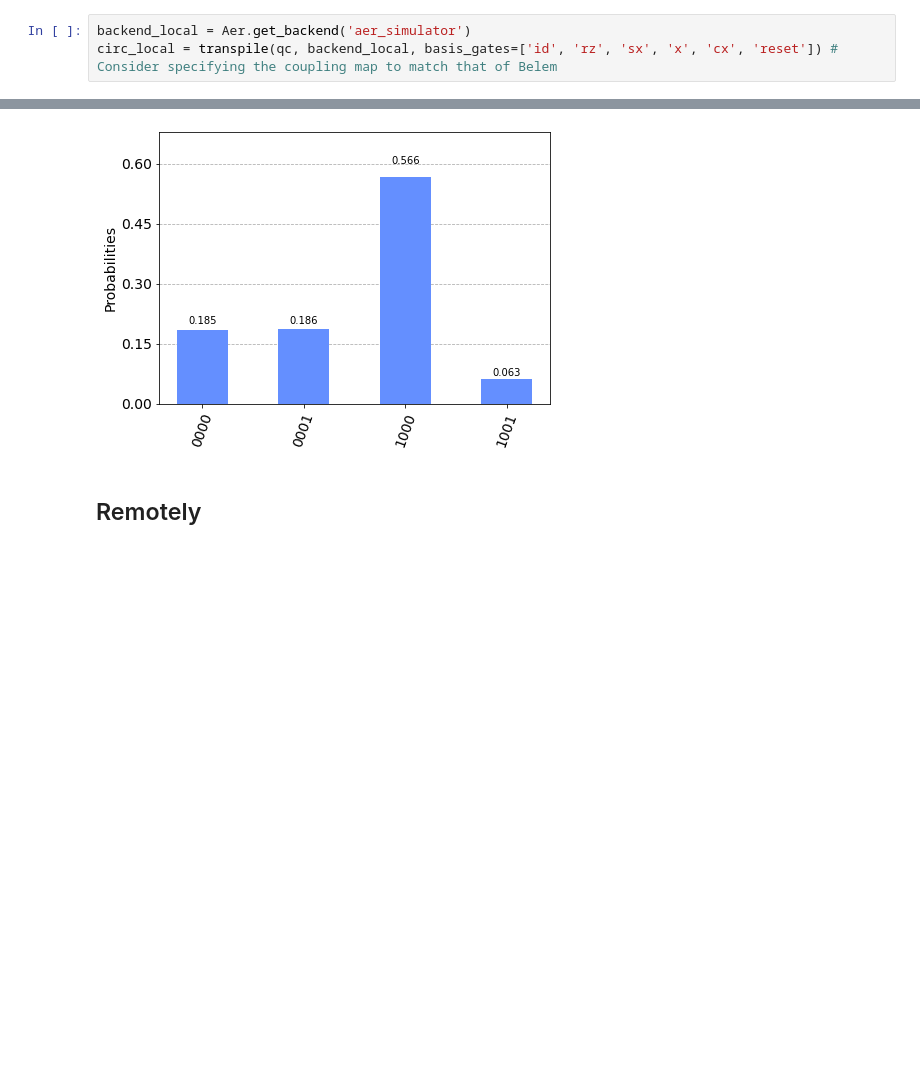
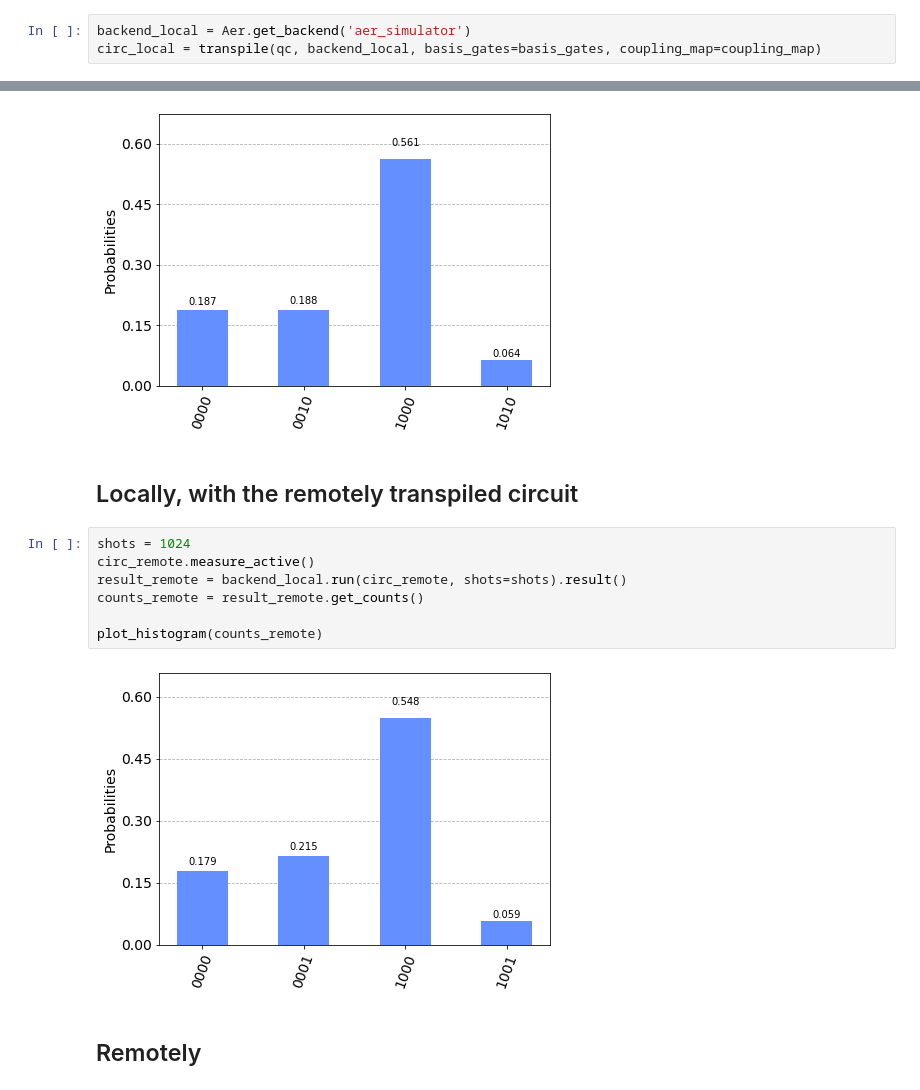
Before and after one commit to NLESC-quantum/quantum_comp, a Jupyter notebook: redcal/hhl/hhl_transpiling.ipynb, the cells around one changed output, grey strips where cells are left out. Cells and saved outputs as stored; diff of their text form; blank space fills up the shorter version.

```diff
--- a/redcal/hhl/hhl_transpiling.ipynb
+++ b/redcal/hhl/hhl_transpiling.ipynb
@@ -41,6 +48,6 @@ We'll create a local equivalent of the remote machine:
 # %%
 backend_local = Aer.get_backend('aer_simulator')
-circ_local = transpile(qc, backend_local, basis_gates=['id', 'rz', 'sx', 'x', 'cx', 'reset']) # Consider specifying the coupling map to match that of Belem
+circ_local = transpile(qc, backend_local, basis_gates=basis_gates, coupling_map=coupling_map)
 # %% [markdown]
 And extract the operator:
 # %%
@@ -95,6 +102,17 @@ counts_local = result_local.get_counts()
 plot_histogram(counts_local)
 # %% [output]
 [figure]
+# %% [markdown]
+## Locally, with the remotely transpiled circuit
+# %%
+shots = 1024
+circ_remote.measure_active()
+result_remote = backend_local.run(circ_remote, shots=shots).result()
+counts_remote = result_remote.get_counts()
+
+plot_histogram(counts_remote)
+# %% [output]
+[figure, added]
 # %% [markdown]
 ## Remotely
 # %%
```
Also changed, not shown: parts of 5 cells of this notebook.
